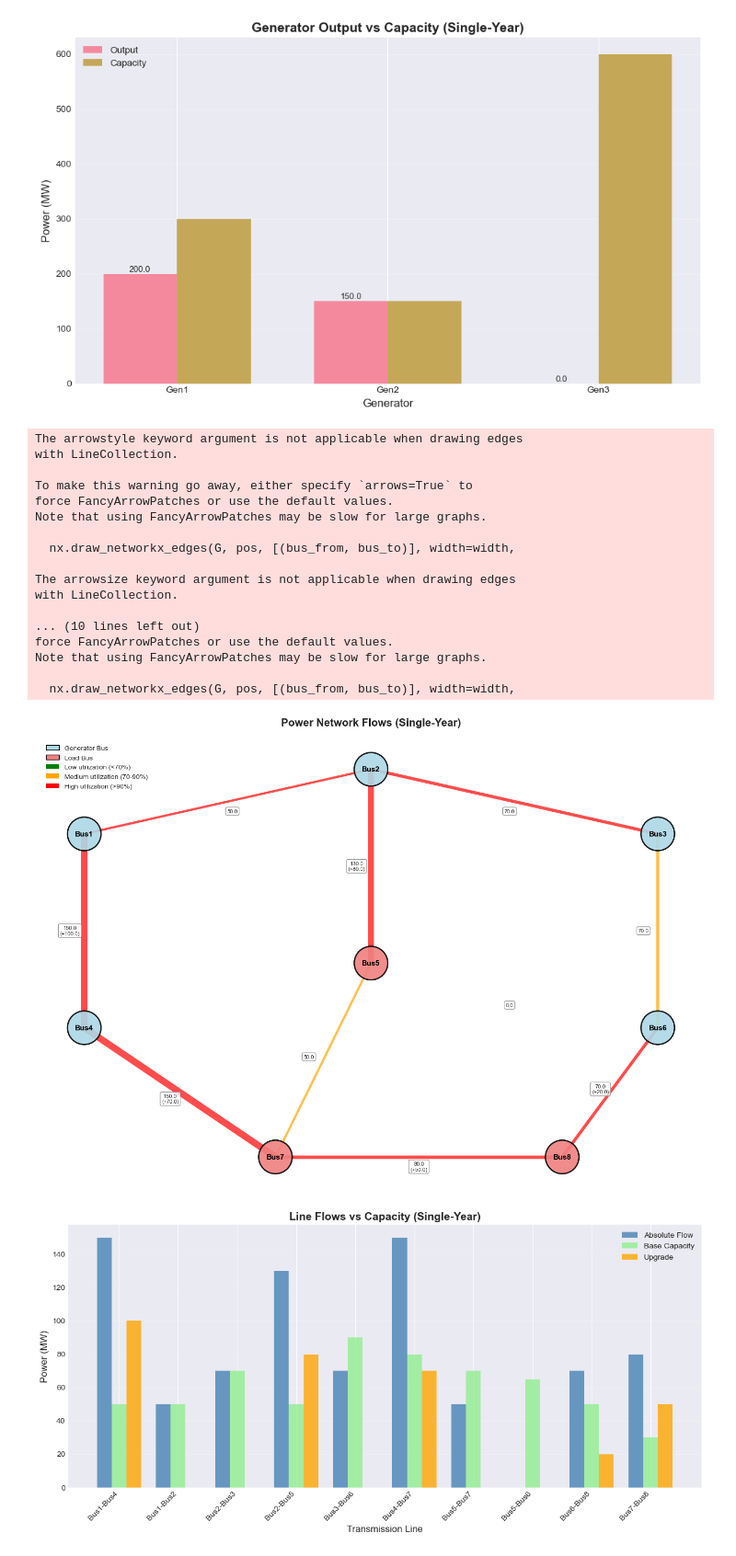
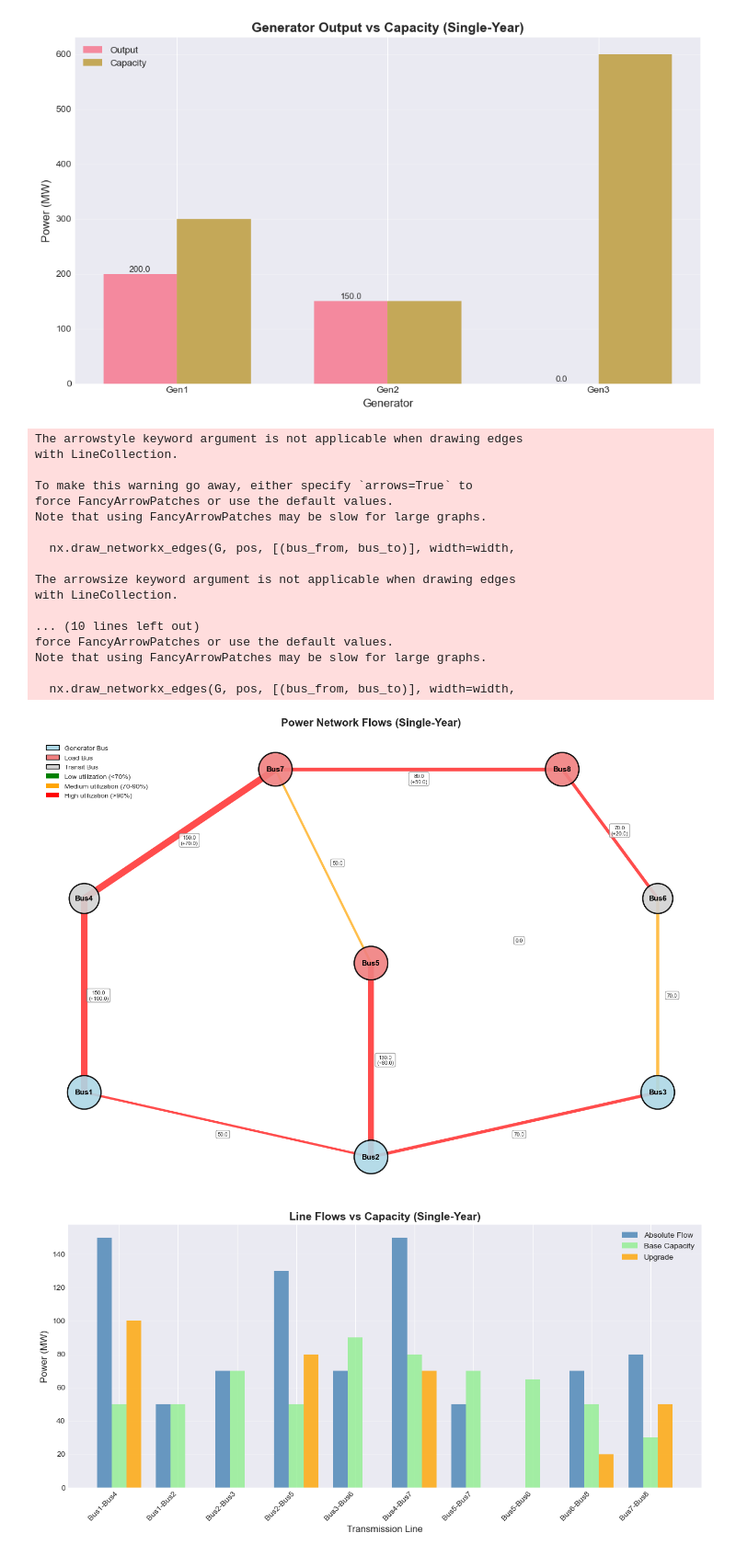
Before and after one commit to s204737/Assignment2_Group40, a Jupyter notebook: assignment2 with visuals.ipynb, the cells around one changed output. Shown: that part at 92% size. Drawn from its saved outputs; the diff is of its cells as text; code cells hidden in the pictures.

Commit message:
Visuals code and exported graphs

```diff
--- a/assignment2 with visuals.ipynb
+++ b/assignment2 with visuals.ipynb
@@ -222,28 +222,37 @@ for (bus_from, bus_to) in lines.keys():
     G.add_edge(bus_from, bus_to)
 
 # Define positions for better visualization based on the network topology
-# Layout arranged to show the network structure clearly
+# Layout arranged with generators at bottom (Bus1-3), loads at top (Bus7-8), transit buses in middle
 pos = {
-    'Bus1': (0, 3),      # Top left
-    'Bus2': (1.5, 3.5),  # Top center
-    'Bus3': (3, 3),      # Top right
-    'Bus4': (0, 1.5),    # Middle left
-    'Bus5': (1.5, 2),    # Middle center
-    'Bus6': (3, 1.5),    # Middle right
-    'Bus7': (1, 0.5),    # Bottom left
-    'Bus8': (2.5, 0.5)   # Bottom right
+    'Bus1': (0, 0.5),      # Bottom left (Generator)
+    'Bus2': (1.5, 0),      # Bottom center (Generator)
+    'Bus3': (3, 0.5),      # Bottom right (Generator)
+    'Bus4': (0, 2),        # Middle left (Transit)
+    'Bus5': (1.5, 1.5),    # Middle center (Load)
+    'Bus6': (3, 2),        # Middle right (Transit)
+    'Bus7': (1, 3),        # Top left (Load)
+    'Bus8': (2.5, 3)       # Top right (Load)
 }
 
-# Draw nodes with different colors for generators and loads
+# Draw nodes with different colors for generators, loads, and transit buses
 node_colors = []
 node_sizes = []
 for bus in G.nodes():
-    if buses[bus]['type'] == 'generator':
-        node_colors.append('lightblue')
+    # Check if bus has actual generation (capacity > 0)
+    has_generation = any(gen_data['bus'] == bus and gen_data['capacity'] > 0
+                        for gen_data in generators.values())
+    # Check if bus has actual load
+    has_load = any(load_data['bus'] == bus for load_data in loads.values())
+
+    if has_generation:
+        node_colors.append('lightblue')  # Generator bus
+        node_sizes.append(2500)
+    elif has_load:
+        node_colors.append('lightcoral')  # Load bus
         node_sizes.append(2500)
     else:
-        node_colors.append('lightcoral')
-        node_sizes.append(2500)
+        node_colors.append('lightgray')  # Transit bus
+        node_sizes.append(2000)
 
 nx.draw_networkx_nodes(G, pos, node_color=node_colors, node_size=node_sizes,
                        alpha=0.9, ax=ax, edgecolors='black', linewidths=2)
@@ -303,34 +312,35 @@ ax.axis('off')
 from matplotlib.patches import Patch
 legend_elements = [
     Patch(facecolor='lightblue', edgecolor='black', label='Generator Bus'),
     Patch(facecolor='lightcoral', edgecolor='black', label='Load Bus'),
+    Patch(facecolor='lightgray', edgecolor='black', label='Transit Bus'),
     Patch(facecolor='green', label='Low utilization (<70%)'),
     Patch(facecolor='orange', label='Medium utilization (70-90%)'),
     Patch(facecolor='red', label='High utilization (>90%)')
 ]
 ax.legend(handles=legend_elements, loc='upper left', fontsize=10)
 
 plt.tight_layout()
 plt.show()
 # %% [output]
 The arrowstyle keyword argument is not applicable when drawing edges
 with LineCollection.
 
 To make this warning go away, either specify `arrows=True` to
 force FancyArrowPatches or use the default values.
 Note that using FancyArrowPatches may be slow for large graphs.
 
   nx.draw_networkx_edges(G, pos, [(bus_from, bus_to)], width=width,
 
 The arrowsize keyword argument is not applicable when drawing edges
 with LineCollection.
 
 ... (10 lines left out)
 force FancyArrowPatches or use the default values.
 Note that using FancyArrowPatches may be slow for large graphs.
 
   nx.draw_networkx_edges(G, pos, [(bus_from, bus_to)], width=width,
-[figure, old version]
+[figure, new version]
 # %%
 # 3. Line Flows vs Capacity (with Upgrades)
 fig, ax = plt.subplots(figsize=(12, 6))
```
Also changed, not shown: parts of 9 cells of this notebook, 6 other files.
